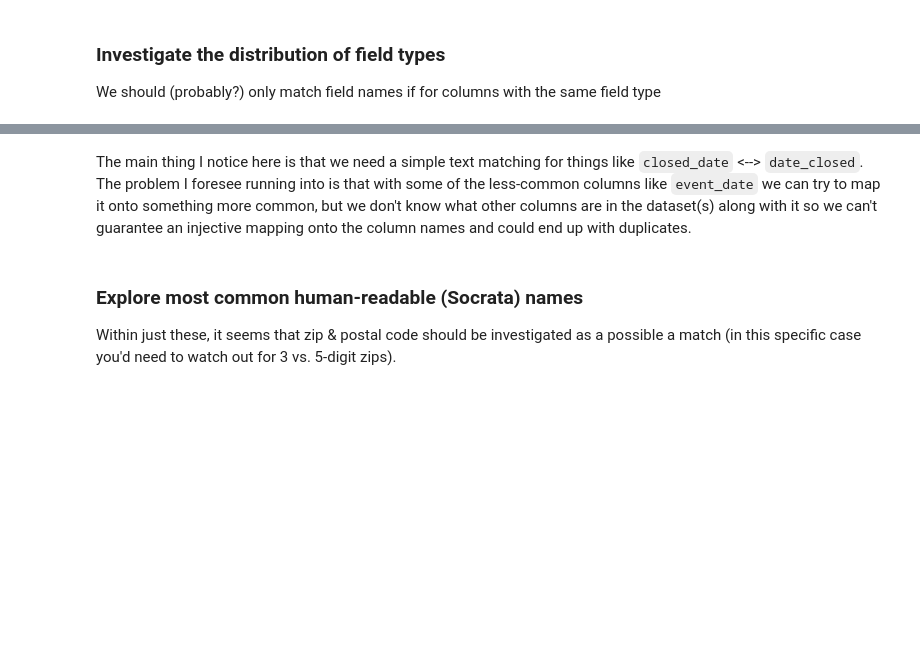
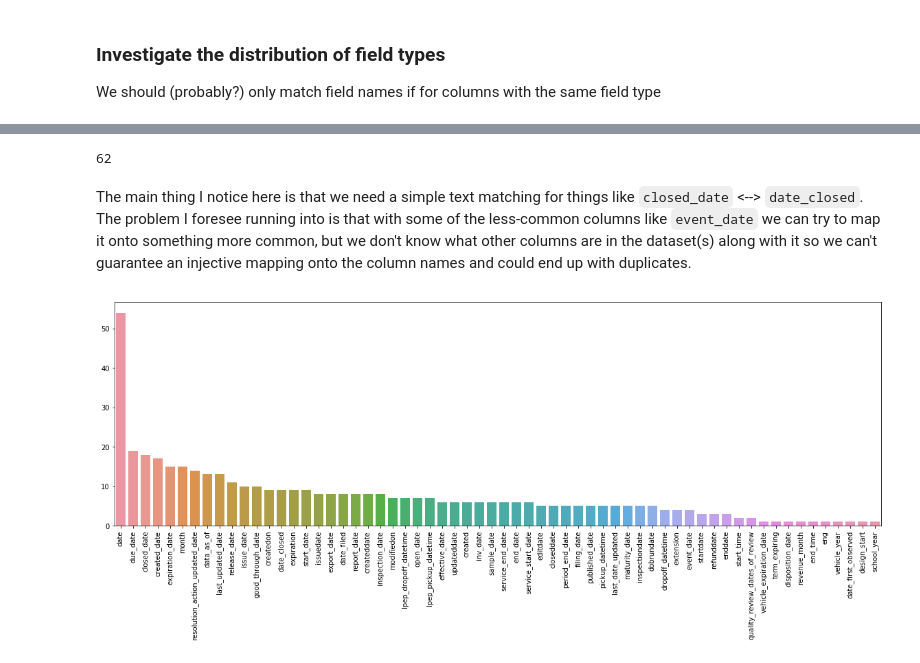
Before and after one commit to tsdataclinic/scout, a Jupyter notebook: analysis/avery-eda.ipynb, the cells around one changed output, grey strips where cells are left out. Cells and saved outputs as stored; diff of their text form; code cells hidden in the pictures; blank space fills up the shorter version.

```diff
--- a/analysis/avery-eda.ipynb
+++ b/analysis/avery-eda.ipynb
@@ -32,11 +155,15 @@ common_columns_df.field_type.value_counts()
 # %%
 # Most common field names
 date_columns_df = common_columns_df[common_columns_df['field_type'] == 'date'].copy()
-date_columns_df.field_name.value_counts()
+date_column_counts = date_columns_df.field_name.value_counts()
+len(date_column_counts)
+# %% [output]
+62
 # %% [markdown]
 The main thing I notice here is that we need a simple text matching for things like `closed_date` <--> `date_closed`. The problem I foresee running into is that with some of the less-common columns like `event_date` we can try to map it onto something more common, but we don't know what other columns are in the dataset(s) along with it so we can't guarantee an injective mapping onto the column names and could end up with duplicates.
 # %%
-# Most common column names w/ type='date'
 fig, ax = plt.subplots(1, 1, figsize=(20, 6))
-sns.barplot(x=date_columns_df.field_name.value_counts().index, y=date_columns_df.field_name.value_counts().values)
+sns.barplot(x=date_column_counts.index, y=date_column_counts.values)
 plt.xticks(rotation=90);
+# %% [output]
+[figure, added]
@@ -54,3 +169,0 @@ plt.tight_layout()
-# %% [markdown]
-### Explore most common human-readable (Socrata) names
-Within just these, it seems that zip & postal code should be investigated as a possible a match (in this specific case you'd need to watch out for 3 vs. 5-digit zips).
```
Also changed, not shown: parts of 31 cells of this notebook.
